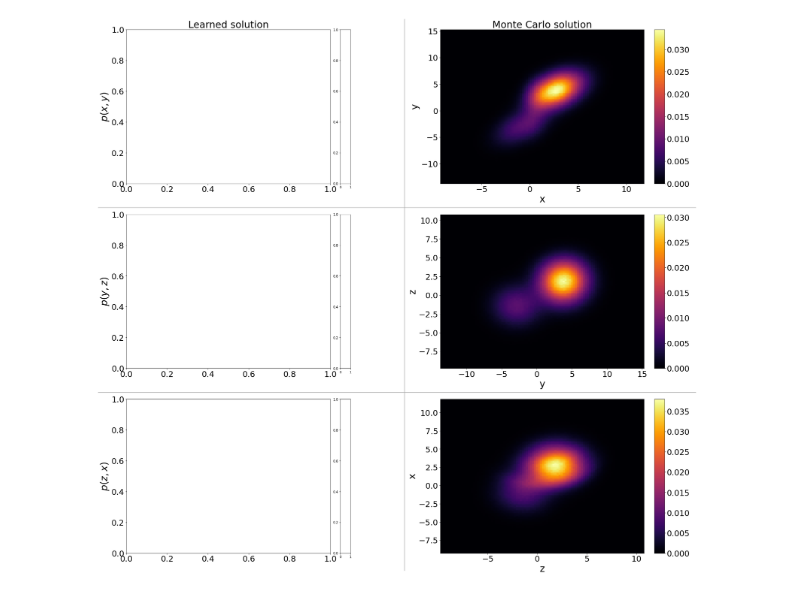
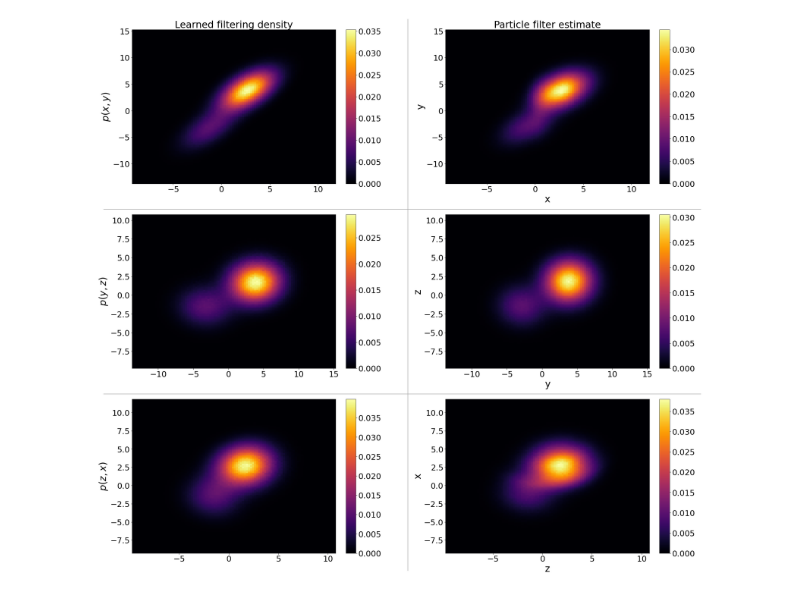
Before and after one commit to pinakm9/fp-solvers, a Jupyter notebook: one-step-filter/L63-filter.ipynb, the cells around one changed output. Drawn from its saved outputs; the diff is of its cells as text; code cells hidden in the pictures.

Commit message:
dl filter added

```diff
--- a/one-step-filter/L63-filter.ipynb
+++ b/one-step-filter/L63-filter.ipynb
@@ -61,11 +61,11 @@ ax_3m.tick_params(axis='both', which='major', labelsize=tick_size)
 ax_3m.tick_params(axis='both', which='minor', labelsize=tick_size)
 
 # write titles and labels
-ax_1l.set_title('Learned solution', fontsize=title_size)
+ax_1l.set_title('Learned filtering density', fontsize=title_size)
 ax_1l.set_ylabel(r'$p(x, y)$', fontsize=ylabel_size)
 ax_2l.set_ylabel(r'$p(y, z)$', fontsize=ylabel_size)
 ax_3l.set_ylabel(r'$p(z, x)$', fontsize=ylabel_size)
-ax_1m.set_title('Monte Carlo solution', fontsize=title_size)
+ax_1m.set_title('Particle filter estimate', fontsize=title_size)
 ax_1m.set_xlabel('x', fontsize=xlabel_size)
 ax_1m.set_ylabel('y', fontsize=ylabel_size)
 ax_2m.set_xlabel('y', fontsize=xlabel_size)
@@ -108,25 +108,25 @@ cbar_3m.ax.tick_params(labelsize=cbar_tick_size)
 # z = np.load('{}/z.npy'.format(save_folder_1))
 
 # # compute and save Feynman-Lac solution
-# p_1l = np.load('{}/p_1f.npy'.format(save_folder_1))
-# im = ax_1l.pcolormesh(x, y, p_1l.T, cmap='inferno', shading='auto')
-# cbar_1l = fig_all.colorbar(im, cax=cax_1, ax=ax_1l)
-# cbar_1l.ax.tick_params(labelsize=cbar_tick_size)
-# # ax_1l.set_aspect("auto")
+p_1l = np.load('{}/p_1l.npy'.format(save_folder_1))
+im = ax_1l.pcolormesh(x, y, p_1l.T, cmap='inferno', shading='auto')
+cbar_1l = fig_all.colorbar(im, cax=cax_1, ax=ax_1l)
+cbar_1l.ax.tick_params(labelsize=cbar_tick_size)
+# ax_1l.set_aspect("auto")
 
 
-# p_2l = np.load('{}/p_2f.npy'.format(save_folder_1))
-# im = ax_2l.pcolormesh(y, z, p_2l.T, cmap='inferno')
-# cbar_2l = fig_all.colorbar(im, cax=cax_2, ax=ax_2l)
-# cbar_2l.ax.tick_params(labelsize=cbar_tick_size)
-# # ax_2l.set_aspect("auto")
+p_2l = np.load('{}/p_2l.npy'.format(save_folder_1))
+im = ax_2l.pcolormesh(y, z, p_2l.T, cmap='inferno')
+cbar_2l = fig_all.colorbar(im, cax=cax_2, ax=ax_2l)
+cbar_2l.ax.tick_params(labelsize=cbar_tick_size)
+# ax_2l.set_aspect("auto")
 
 
-# p_3l = np.load('{}/p_3f.npy'.format(save_folder_1))
-# im = ax_3l.pcolormesh(z, x, p_3l.T, cmap='inferno')
-# cbar_3l = fig_all.colorbar(im, cax=cax_3, ax=ax_3l)
-# cbar_3l.ax.tick_params(labelsize=cbar_tick_size)
-# # ax_3l.set_aspect("auto")
+p_3l = np.load('{}/p_3l.npy'.format(save_folder_1))
+im = ax_3l.pcolormesh(z, x, p_3l.T, cmap='inferno')
+cbar_3l = fig_all.colorbar(im, cax=cax_3, ax=ax_3l)
+cbar_3l.ax.tick_params(labelsize=cbar_tick_size)
+# ax_3l.set_aspect("auto")
 
 # plot and save
 fig_all.subplots_adjust(wspace=0.4, hspace=0.2)
@@ -136,31 +136,31 @@ r = fig_all.canvas.get_renderer()
 get_bbox = lambda ax: ax.get_tightbbox(r).transformed(fig_all.transFigure.inverted())
 bboxes = list(map(get_bbox, [ax_1l, ax_1m, ax_2l, ax_2m, ax_3l, ax_3m]))
 
 #Get the minimum and maximum extent, get the coordinate half-way between those
 xmax = np.array(list(map(lambda b: b.x1, bboxes))).reshape((3, 2)).max(axis=1)
 xmin = np.array(list(map(lambda b: b.x0, bboxes))).reshape((3, 2)).min(axis=1)
 xs = np.c_[xmax[1:], xmin[:-1]].mean(axis=1)
 
 ymax = np.array(list(map(lambda b: b.y1, bboxes))).reshape((3, 2)).max(axis=1)
 ymin = np.array(list(map(lambda b: b.y0, bboxes))).reshape((3, 2)).min(axis=1)
 ys = np.c_[ymax[1:], ymin[:-1]].mean(axis=1)
 
 # Draw lines to separate subplots
 x = xs[0]
 line = plt.Line2D([x+.045,x+.045],[0.1,0.895], transform=fig_all.transFigure, color=line_color)
 fig_all.add_artist(line)
 # line = plt.Line2D([x+.4825,x+.4825],[0.0895,0.9], transform=fig_all.transFigure, color=line_color)
 # fig_all.add_artist(line)
 # line = plt.Line2D([x-.405,x-.405],[0.0895,0.9], transform=fig_all.transFigure, color=line_color)
 # fig_all.add_artist(line)
 for y in ys:
     line = plt.Line2D([0.0845,0.945],[y,y], transform=fig_all.transFigure, color=line_color)
     fig_all.add_artist(line)
 # line = plt.Line2D([0.0745, .96],[y+0.5455,y+0.5455], transform=fig_all.transFigure, color=line_color)
 # fig_all.add_artist(line)
 # line = plt.Line2D([0.0745,0.96],[y-0.265,y-0.265], transform=fig_all.transFigure, color=line_color)
 # fig_all.add_artist(line)
 
 plt.savefig('../plots/L63-filter.png')
 # %% [output]
-[figure, old version]
+[figure, new version]
```
Also changed, not shown: 4 other files.
